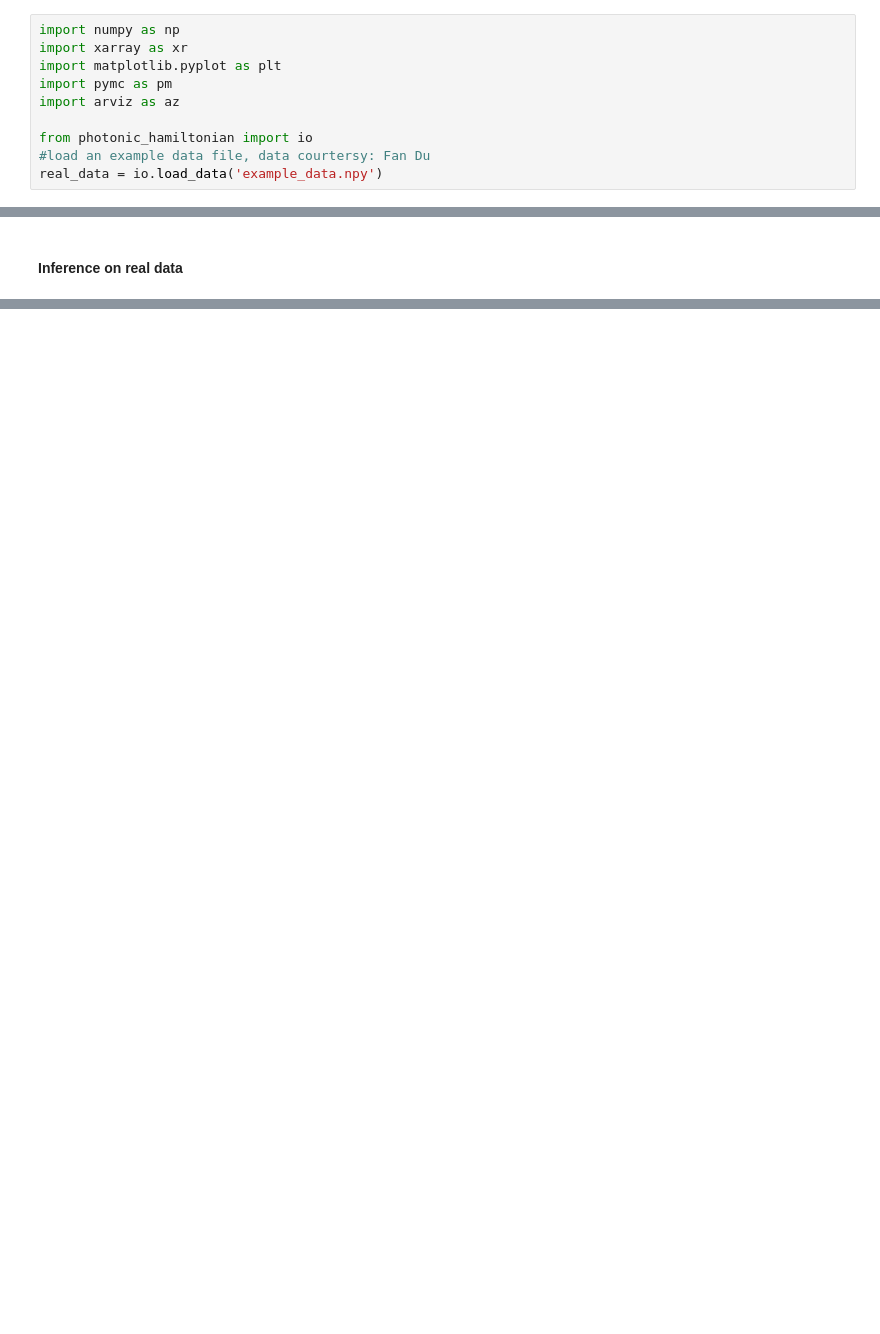
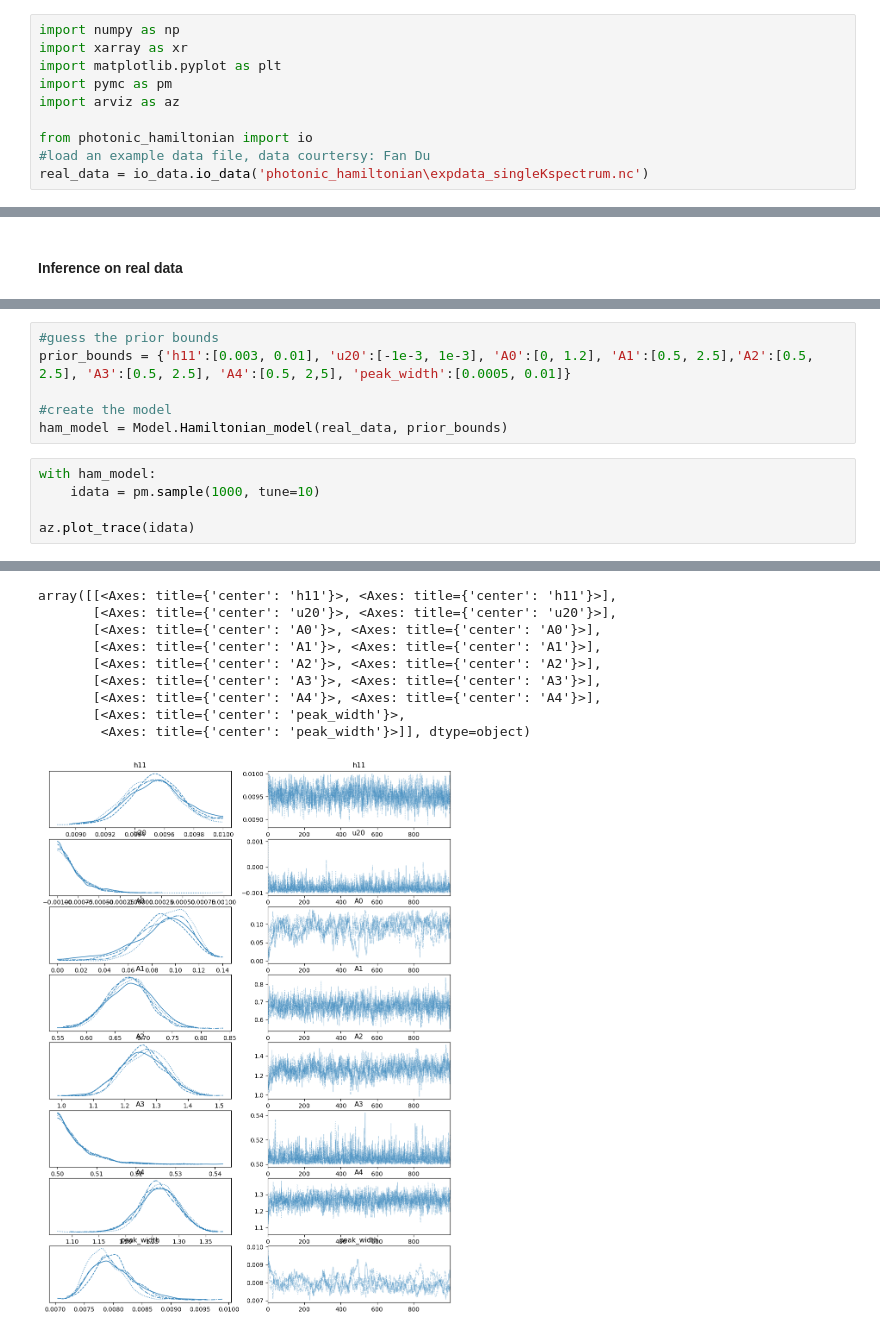
Before and after one commit to phys201/Hamiltonian-photonic-crystal, a Jupyter notebook: Documentation.ipynb, the cells around one changed output, grey strips where cells are left out. Drawn from its saved outputs; the diff is of its cells as text; blank space fills up the shorter version.

```diff
--- a/Documentation.ipynb
+++ b/Documentation.ipynb
@@ -55,7 +55,7 @@ import arviz as az
 
 from photonic_hamiltonian import io
 #load an example data file, data courtersy: Fan Du
-real_data = io.load_data('example_data.npy')
+real_data = io_data.io_data('photonic_hamiltonian\expdata_singleKspectrum.nc')
 # %% [markdown]
 We can plot this data to visualize how the four peaks look like in a real measurement
 # %%
@@ -150,0 +166,12 @@ CompoundStep
+# %%
+#guess the prior bounds
+prior_bounds = {'h11':[0.003, 0.01], 'u20':[-1e-3, 1e-3], 'A0':[0, 1.2], 'A1':[0.5, 2.5],'A2':[0.5, 2.5], 'A3':[0.5, 2.5], 'A4':[0.5, 2,5], 'peak_width':[0.0005, 0.01]}
+
+#create the model
+ham_model = Model.Hamiltonian_model(real_data, prior_bounds)
+# %%
+with ham_model:
+    idata = pm.sample(1000, tune=10)
+
+az.plot_trace(idata)
+# %% [output]
@@ -150,0 +190,10 @@ CompoundStep
+array([[<Axes: title={'center': 'h11'}>, <Axes: title={'center': 'h11'}>],
+       [<Axes: title={'center': 'u20'}>, <Axes: title={'center': 'u20'}>],
+       [<Axes: title={'center': 'A0'}>, <Axes: title={'center': 'A0'}>],
+       [<Axes: title={'center': 'A1'}>, <Axes: title={'center': 'A1'}>],
+       [<Axes: title={'center': 'A2'}>, <Axes: title={'center': 'A2'}>],
+       [<Axes: title={'center': 'A3'}>, <Axes: title={'center': 'A3'}>],
+       [<Axes: title={'center': 'A4'}>, <Axes: title={'center': 'A4'}>],
+       [<Axes: title={'center': 'peak_width'}>,
+        <Axes: title={'center': 'peak_width'}>]], dtype=object)
+[figure, added]
```
Also changed, not shown: parts of 7 cells of this notebook.
